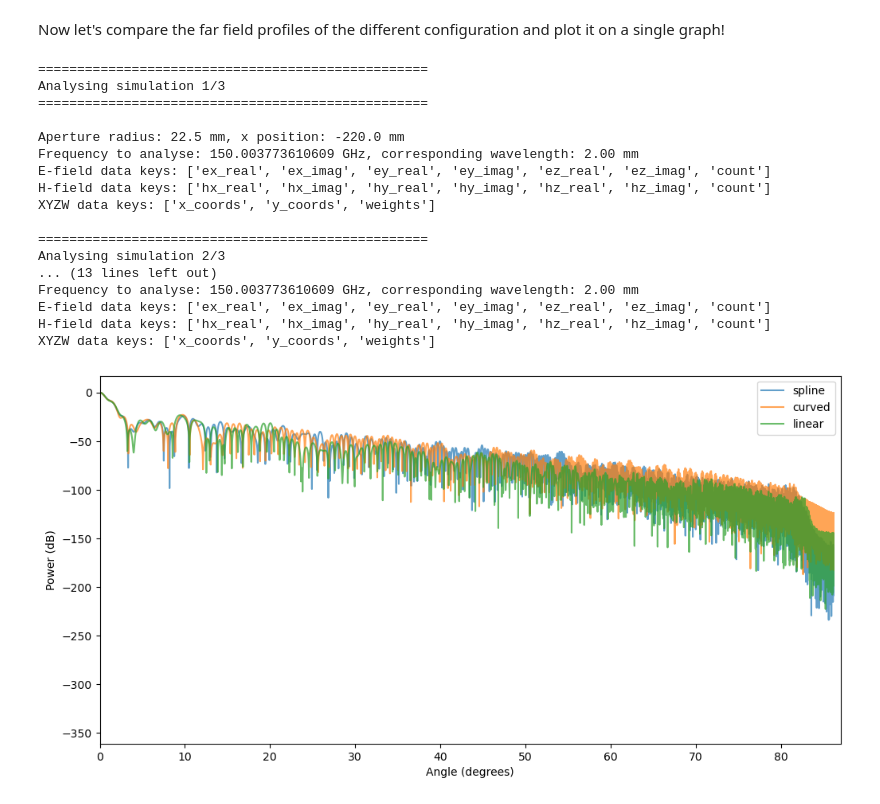
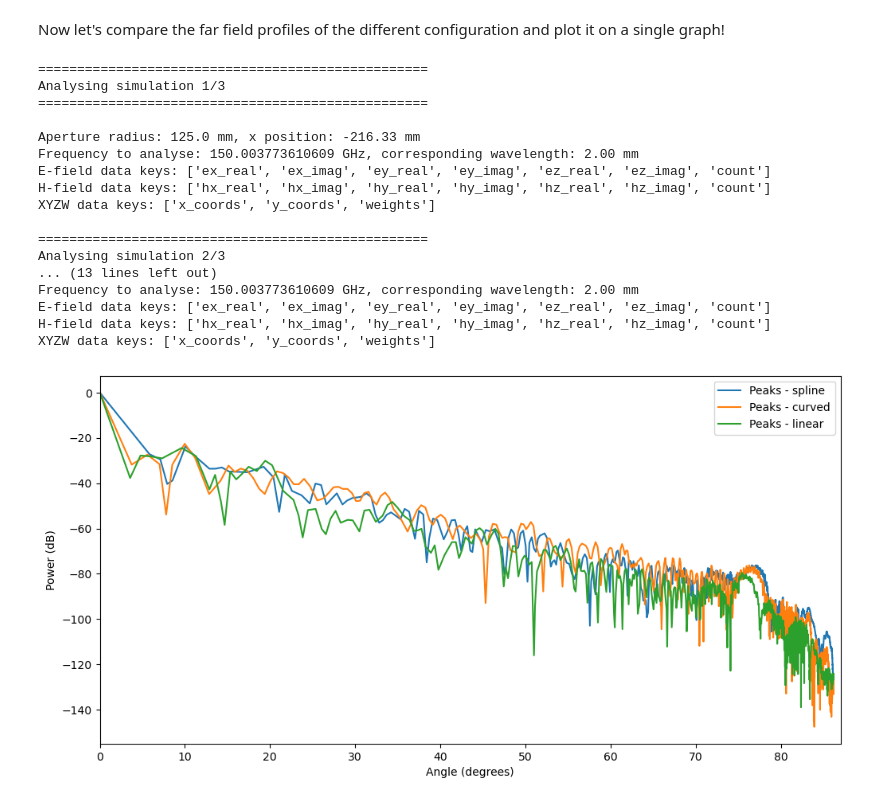
Before and after one commit to aa16oaslak/MeepSAT, a Jupyter notebook: examples/02_simple_single_lens_AddedComplexities_TRV_b_noflairs.ipynb, the cells around one changed output. Saved outputs shown, nothing was run; the diff lists cells and outputs as text; code cells hidden in the pictures.

```diff
--- a/examples/02_simple_single_lens_AddedComplexities_TRV_b_noflairs.ipynb
+++ b/examples/02_simple_single_lens_AddedComplexities_TRV_b_noflairs.ipynb
@@ -565,8 +565,8 @@ for i, config in enumerate(forebaffle_configs):
 
     # print(data["sources"]["source1"]["frequecy"])
     # Define aperture radius OUTSIDE the loop
-    aperture_radius =data["apertures"]["aperture1"]["diameter"] / 2 #data["simulation"]["primary_params"]["cell_size"]["y"]/2 #data["apertures"]["aperture1"]["diameter"] / 2
-    x_mm = -data["simulation"]["primary_params"]["cell_size"]["x"]/2 + 5  #data["apertures"]["aperture1"]["pos_x"]
+    aperture_radius =data["simulation"]["primary_params"]["cell_size"]["y"]/2 #data["apertures"]["aperture1"]["diameter"] / 2 #data["simulation"]["primary_params"]["cell_size"]["y"]/2 #data["apertures"]["aperture1"]["diameter"] / 2
+    x_mm = -data["simulation"]["primary_params"]["cell_size"]["x"]/2 + 8.67  #data["apertures"]["aperture1"]["pos_x"]
     print(f"Aperture radius: {aperture_radius} mm, x position: {x_mm} mm")
     freq = data["sources"]["source1"]["frequecy"]
     zeropad = 15
@@ -614,7 +614,7 @@ for i, config in enumerate(forebaffle_configs):
 
     # Set everything else to NaN except the values within the aperture diameter
     aperture_slice_meepsat = np.where(np.abs(xyzw_data['y_coords']) <= aperture_radius, aperture_slice_meepsat, np.nan)
-    aperture_slice_meepsat = np.abs(ez[x_index, :])
+    # aperture_slice_meepsat = np.abs(ez[x_index, :])
     # Remove NaN indices from both the power and the corresponding y-coordinates
     valid_indices = ~np.isnan(aperture_slice_meepsat)
     aperture_slice_meepsat = aperture_slice_meepsat[valid_indices]
@@ -668,17 +668,17 @@ for i, config in enumerate(forebaffle_configs):
     # )
 
 
-    # # Find local maxima only
-    # peaks, _ = find_peaks(
-    #     power_db,
-    #     prominence=3,
-    #     distance=3
-    # )
+    # Find local maxima only
+    peaks, _ = find_peaks(
+        power_db,
+        prominence=3,
+        distance=3
+    )
 
-    # peak_angles = angle[peaks]
-    # peak_power = power_db[peaks]
+    peak_angles = angle[peaks]
+    peak_power = power_db[peaks]
 
-    # plt.plot(peak_angles, peak_power, label=f"Peaks - {label_fb_config[i]}")
+    plt.plot(peak_angles, peak_power, label=f"Peaks - {label_fb_config[i]}")
 
     # from scipy.interpolate import PchipInterpolator
 
@@ -696,7 +696,7 @@ for i, config in enumerate(forebaffle_configs):
     # plt.plot(angle_smooth, envelope, linewidth=2, label= label_fb_config[i])
 
     # Plot full pattern
-    plt.plot(angle, power_db, label=label_fb_config[i], alpha=alpha)
+    # plt.plot(angle, power_db, label=label_fb_config[i], alpha=alpha)
 #     # # Plot peak points only
 #     # plt.scatter(
 #     #     angle[peak_idx],
@@ -737,32 +737,32 @@ plt.show()
 # Save the far field results as a dictionary for later analysis
 save_dir = os.path.join('./../processed_data', 'simple_single_lens_AddedComplexities_TRV_b_noflairs', f'{freq}GHz')
 os.makedirs(save_dir, exist_ok=True)
 far_field_results_path = os.path.join(save_dir, 'far_field_results.npz')
 # Save the dictionary as a numpy compressed file
 np.savez_compressed(far_field_results_path, **far_field_results)
 
 # #print range of y coords and delta y
 # print(f"Y-coordinates range: {y_coords_meepsat.min()} mm to {y_coords_meepsat.max()} mm, Delta y: {y_coords_meepsat[1] - y_coords_meepsat[0]} mm")
 
 # # Load the saved far field results for verification
 # loaded_far_field_results = np.load(far_field_results_path, allow_pickle=True)
 # print("Loaded far field results keys:", loaded_far_field_results.files)
 # %% [output]
 ==================================================
 Analysing simulation 1/3
 ==================================================
 
-Aperture radius: 22.5 mm, x position: -220.0 mm
+Aperture radius: 125.0 mm, x position: -216.33 mm
 Frequency to analyse: 150.003773610609 GHz, corresponding wavelength: 2.00 mm
 E-field data keys: ['ex_real', 'ex_imag', 'ey_real', 'ey_imag', 'ez_real', 'ez_imag', 'count']
 H-field data keys: ['hx_real', 'hx_imag', 'hy_real', 'hy_imag', 'hz_real', 'hz_imag', 'count']
 XYZW data keys: ['x_coords', 'y_coords', 'weights']
 
 ==================================================
 Analysing simulation 2/3
 ... (13 lines left out)
 Frequency to analyse: 150.003773610609 GHz, corresponding wavelength: 2.00 mm
 E-field data keys: ['ex_real', 'ex_imag', 'ey_real', 'ey_imag', 'ez_real', 'ez_imag', 'count']
 H-field data keys: ['hx_real', 'hx_imag', 'hy_real', 'hy_imag', 'hz_real', 'hz_imag', 'count']
 XYZW data keys: ['x_coords', 'y_coords', 'weights']
-[figure, old version]
+[figure, new version]
```
Also changed, not shown: 21 other files.
